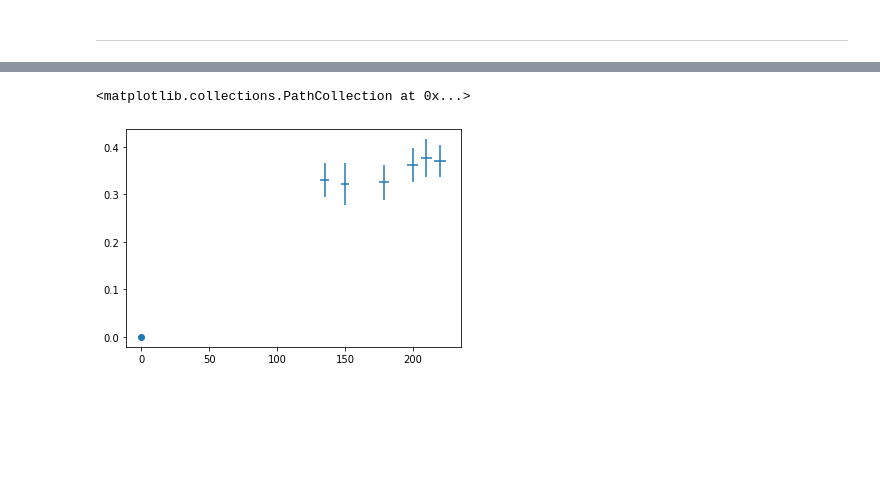
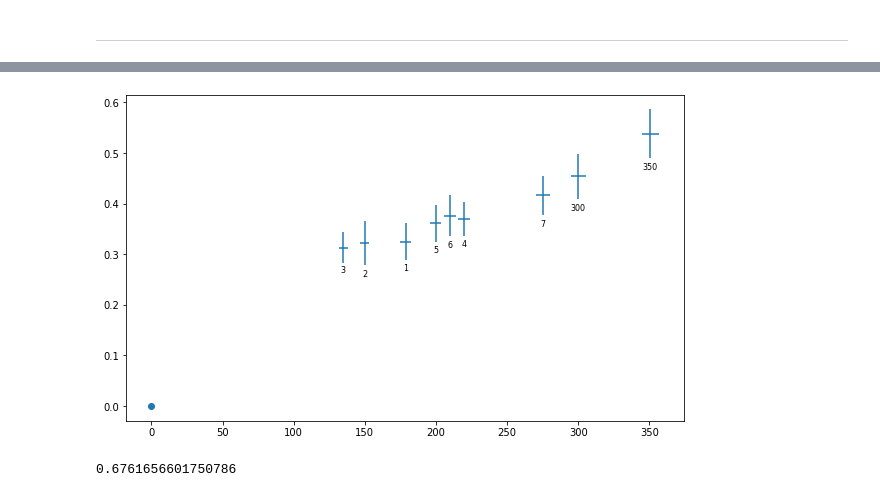
Before and after one commit to xif-fr/BrownianMotion, a Jupyter notebook: diffus_analysis.ipynb, the cells around one changed output, grey strips where cells are left out. Saved outputs shown, nothing was run; the diff lists cells and outputs as text; code cells hidden in the pictures; blank space fills up the shorter version.

```diff
--- a/diffus_analysis.ipynb
+++ b/diffus_analysis.ipynb
@@ -51,7 +54,7 @@ T = np.array(T)
 T_mean = np.mean(T)
 plt.hist(T)
 plt.axvline(x = T_mean, color='black', lw=2)
-T_window = 1
+T_window = 1.8*T_mean/350
 plt.axvline(x = T_mean+T_window, linestyle='--', color='black')
 plt.axvline(x = T_mean-T_window, linestyle='--', color='black')
 # %% [output]
@@ -77,8 +80,9 @@ T = 134.93 ± 3.01 for 205 realizations
 # %%
 plt.figure(figsize=(8,8))
 for rea in realizations:
-    plt.plot(rea['x'], rea['y'])
+    plt.plot(rea['x']-0.5, rea['y']-0.5)
 u = np.linspace(0,2*np.pi,100)
-plt.plot((1+np.cos(u))/2,(1+np.sin(u))/2, color='grey')
+plt.plot(params['cont_r']*np.cos(u), params['cont_r']*np.sin(u), color='grey')
+plt.axis('equal')
 plt.savefig(path+"/spaghettis.pdf")
 # %% [output]
@@ -86,9 +90,8 @@ plt.savefig(path+"/spaghettis.pdf")
 # %%
 t_end = []
 for rea in realizations:
-    t = rea['t'][-1]
+    t = rea['t'][-1] - params['t_beg']
     t_end.append(t)
-plt.hist(t_end, bins=30)
-plt.ylim(0,20)
+plt.hist(t_end, bins=30, log=True)
 None
 # %% [output]
@@ -158,2 +284,15 @@ D = 0.3
 # %% [markdown]
 ---
+# %%
+# avec t1 = 25/T_mean
+#      T_window = 1.8*T_mean/350
+plt.figure(figsize=(10,6))
+res_label = [  "1",   "2",   "3",   "4",   "5",   "6",   "7",   "8",   "9",  "10",  "11",  "12"]
+res_T =     [178.6, 150.0, 134.9, 219.9, 199.9, 209.9, 275.2, 114.9, 350.7, 300.0, 380.3, 410.4]
+res_T_err = [  3.5,   3.2,   2.7,   4.3,   3.9,   4.1,   5.3,   2.3,   6.7,   5.7,   7.2,   7.7]
+res_D =     [0.332, 0.321, 0.316, 0.370, 0.367, 0.379, 0.434, 0.255, 0.527, 0.456, 0.518, 0.503]
+res_D_err = [0.038, 0.044, 0.030, 0.034, 0.036, 0.040, 0.039, 0.028, 0.041, 0.041, 0.047, 0.046]
+plt.errorbar(res_T, res_D, xerr=res_T_err, yerr=res_D_err, linestyle=' ')
+plt.scatter([0],[0])
+for i in range(len(res_T)):
+    plt.annotate(res_label[i], (res_T[i],res_D[i]-1.2*res_D_err[i]), size=8, ha='center', va='top')
@@ -160,10 +301,26 @@ D = 0.3
 # %%
-res_T =     [178.6, 150.0, 134.9, 219.9, 199.9, 209.8]
-res_T_err = [  3.6,   3.2,   3.0,   4.2,   3.9,   4.0]
-res_D =     [0.325, 0.322, 0.330, 0.370, 0.361, 0.376]
-res_D_err = [0.036, 0.044, 0.036, 0.034, 0.036, 0.040]
+# avec t1 = 22/T_mean
+#      T_window = 1
+plt.figure(figsize=(10,6))
+res_label = [  "1",   "2",   "3",   "4",   "5",   "6",   "7", "300", "350"]
+res_T =     [178.6, 150.0, 134.9, 219.9, 199.9, 209.8, 275.2, 300.1, 350.7]
+res_T_err = [  3.6,   3.0,   3.0,   4.2,   3.9,   4.0,   4.9,   5.2,   5.9]
+res_D =     [0.325, 0.322, 0.313, 0.370, 0.361, 0.376, 0.416, 0.454, 0.531]
+res_D_err = [0.036, 0.044, 0.030, 0.034, 0.036, 0.040, 0.039, 0.044, 0.053]
 plt.errorbar(res_T, res_D, xerr=res_T_err, yerr=res_D_err, linestyle=' ')
 plt.scatter([0],[0])
+for i in range(len(res_T)):
+    plt.annotate(res_label[i], (res_T[i],res_D[i]-1.2*res_D_err[i]), size=8, ha='center', va='top')
 # %% [output]
-<matplotlib.collections.PathCollection at 0x...>
-[figure, old version]
+[figure, new version]
+# %%
+part_d = 6e-2
+cont_r_0 = 0.48
+N_0 = 400
+dens = N_0 / (π*cont_r_0**2 - π*part_d**2)
+
+N_new = 800
+cont_r_new = np.sqrt(( N_new / dens + π*part_d**2 )/π)
+cont_r_new
+# %% [output]
+0.6761656601750786
```
Also changed, not shown: parts of 19 cells of this notebook, 1 other file.
